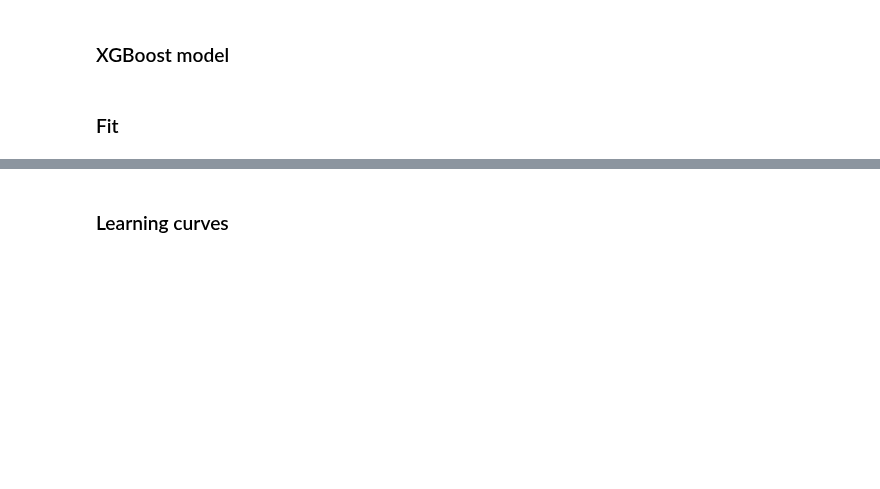
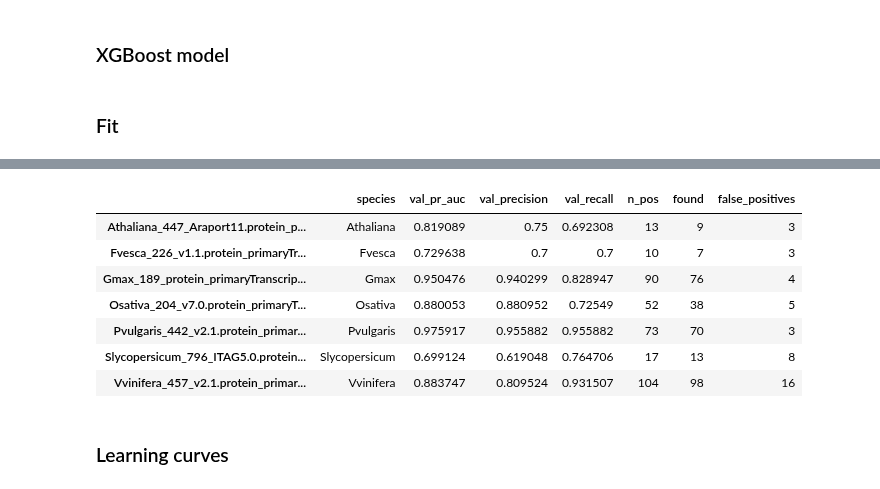
Before and after one commit to Kirk-KD/LRK10L-ML, a Jupyter notebook: notebooks/main.ipynb, the cells around one changed output, grey strips where cells are left out. Cells and saved outputs as stored; diff of their text form; code cells hidden in the pictures; blank space fills up the shorter version.

```diff
--- a/notebooks/main.ipynb
+++ b/notebooks/main.ipynb
@@ -870,3 +870,14 @@ Recall:    0.785±0.128
+# %%
+xgb_evaluator.results_df[['species', 'val_pr_auc', 'val_precision', 'val_recall', 'n_pos', 'found', 'false_positives']]
+# %% [output]
+|  | species | val_pr_auc | val_precision | val_recall | n_pos | found | false_positives |
+| Athaliana_447_Araport11.protein_p... | Athaliana | 0.819089 | 0.75 | 0.692308 | 13 | 9 | 3 |
+| Fvesca_226_v1.1.protein_primaryTr... | Fvesca | 0.729638 | 0.7 | 0.7 | 10 | 7 | 3 |
+| Gmax_189_protein_primaryTranscrip... | Gmax | 0.950476 | 0.940299 | 0.828947 | 90 | 76 | 4 |
+| Osativa_204_v7.0.protein_primaryT... | Osativa | 0.880053 | 0.880952 | 0.72549 | 52 | 38 | 5 |
+| Pvulgaris_442_v2.1.protein_primar... | Pvulgaris | 0.975917 | 0.955882 | 0.955882 | 73 | 70 | 3 |
+| Slycopersicum_796_ITAG5.0.protein... | Slycopersicum | 0.699124 | 0.619048 | 0.764706 | 17 | 13 | 8 |
+| Vvinifera_457_v2.1.protein_primar... | Vvinifera | 0.883747 | 0.809524 | 0.931507 | 104 | 98 | 16 |
 # %% [markdown]
 ### Learning curves
 # %%
```
Also changed, not shown: parts of 39 cells of this notebook, 11 other files.
